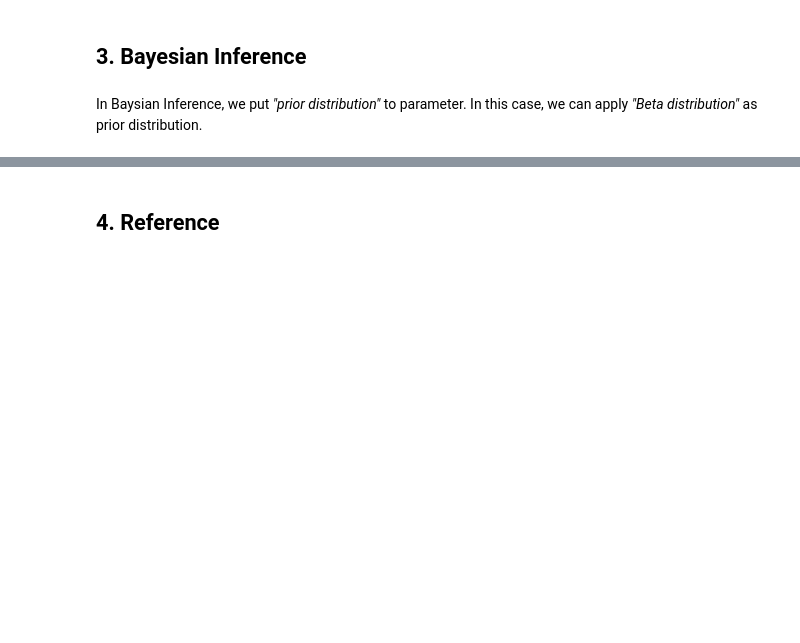
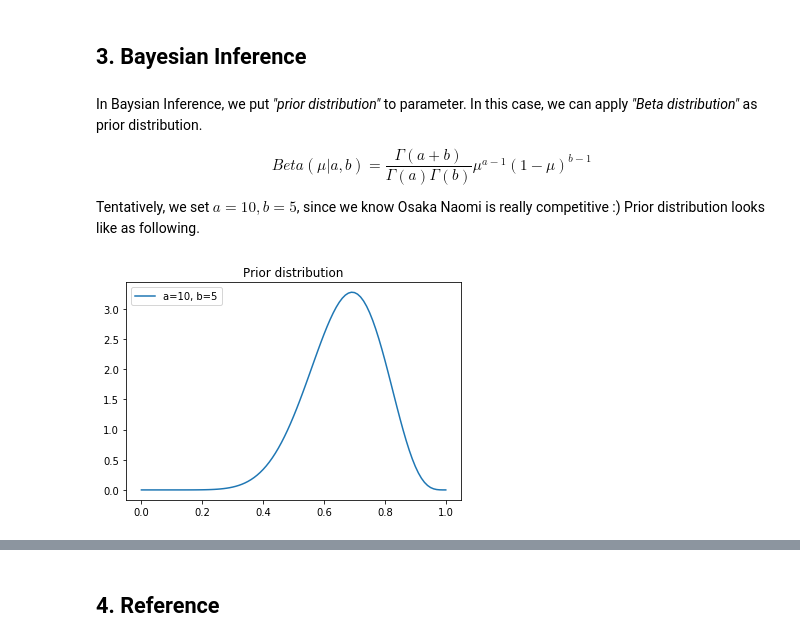
Before and after one commit to hiroshiu12/MLT, a Jupyter notebook: Introduction_Bayesian_Inference_part1.ipynb, the cells around one changed output, grey strips where cells are left out. Saved outputs shown, nothing was run; the diff lists cells and outputs as text; code cells hidden in the pictures; blank space fills up the shorter version.

Commit message:
add prior distribution section

```diff
--- a/Introduction_Bayesian_Inference_part1.ipynb
+++ b/Introduction_Bayesian_Inference_part1.ipynb
@@ -114,3 +134,22 @@ We can call it <b>*"Overfitting"*</b>.
 ## 3. Bayesian Inference
 # %% [markdown]
 In Baysian Inference, we put *"prior distribution"* to parameter. In this case, we can apply *"Beta distribution"* as prior distribution.
+
+$$Beta(\mu|a,b) = \frac{\Gamma(a+b)}{\Gamma(a)\Gamma(b)}\mu^{a-1}(1-\mu)^{b-1}$$
+
+Tentatively, we set $a=10, b=5$, since we know Osaka Naomi is really competitive :) Prior distribution looks like as following.
+# %%
+x = np.linspace(0,1,101)
+
+a = 10
+b = 5
+
+y = beta.pdf(x,a=a,b=b)
+
+plt.plot(x,y,label='a={}, b={}'.format(a,b))
+plt.legend()
+plt.title('Prior distribution')
+
+plt.show()
+# %% [output]
+[figure, added]
```
Also changed, not shown: parts of 9 cells of this notebook.
